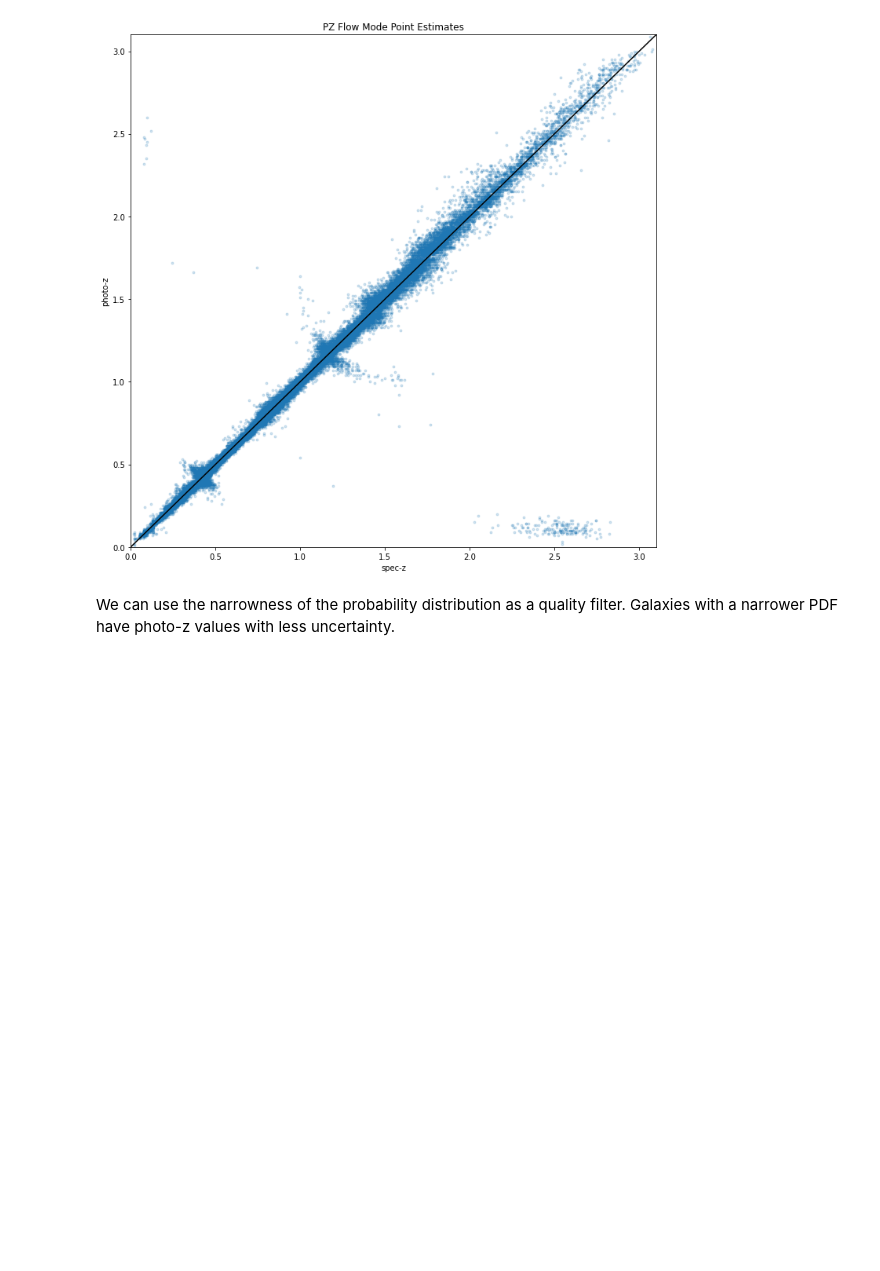
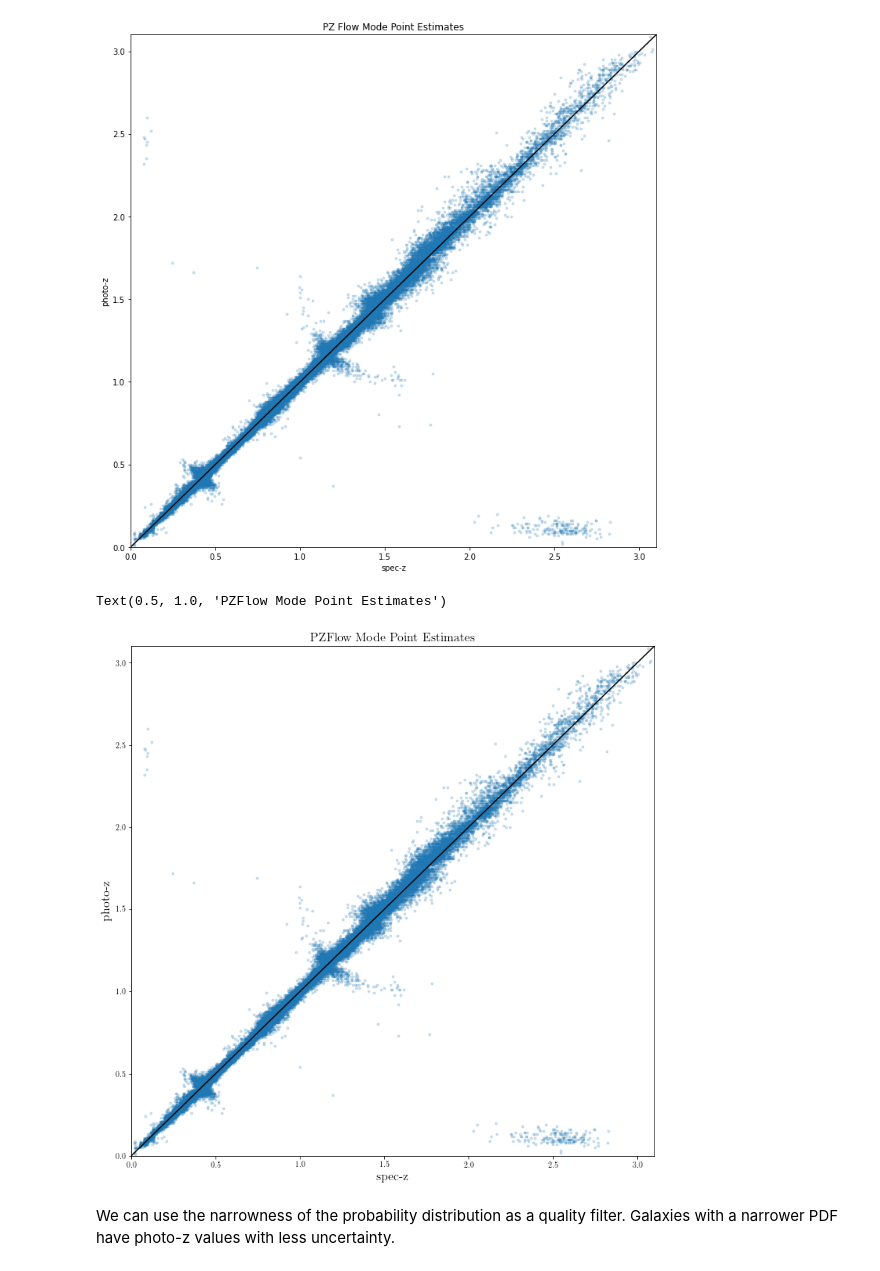
Before and after one commit to jfcrenshaw/pzflow-paper-2021, a Jupyter notebook: photo-z/pzflowRedshift.ipynb, the cells around one changed output. Saved outputs shown, nothing was run; the diff lists cells and outputs as text; code cells hidden in the pictures; blank space fills up the shorter version.

Commit message:
update plots.

```diff
--- a/photo-z/pzflowRedshift.ipynb
+++ b/photo-z/pzflowRedshift.ipynb
@@ -395,6 +395,19 @@ plt.title('PZ Flow Mode Point Estimates')
 # %% [output]
 Text(0.5, 1.0, 'PZ Flow Mode Point Estimates')
 [figure]
+# %%
+fig,ax = plt.subplots(figsize=(12,12))
+
+plt.scatter(testset['redshift'], zmaxes, s=8, alpha=0.2)
+plt.plot([0,3.1],[0,3.1], c='k')
+plt.xlabel('spec-z')
+plt.ylabel('photo-z')
+plt.xlim(0,3.1)
+plt.ylim(0,3.1)
+plt.title('PZFlow Mode Point Estimates')
+# %% [output]
+Text(0.5, 1.0, 'PZFlow Mode Point Estimates')
+[figure, added]
 # %% [markdown]
 We can use the narrowness of the probability distribution as a quality filter. Galaxies with a narrower PDF have photo-z values with less uncertainty.
 # %%
```
Also changed, not shown: parts of 16 cells of this notebook.
